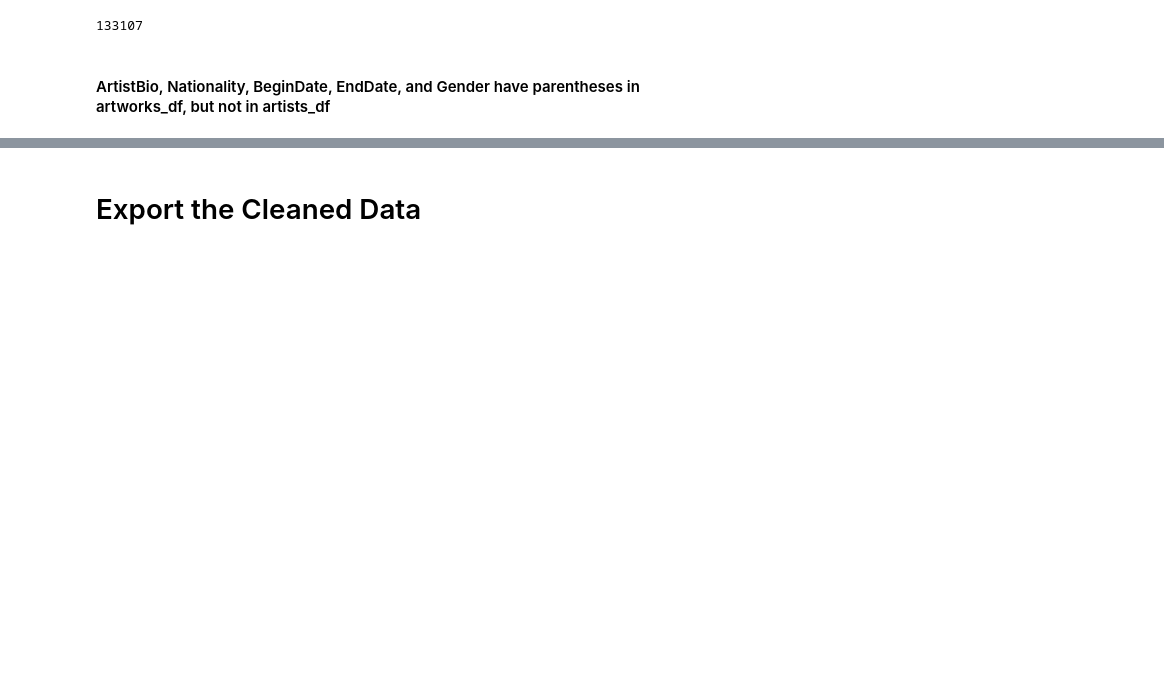
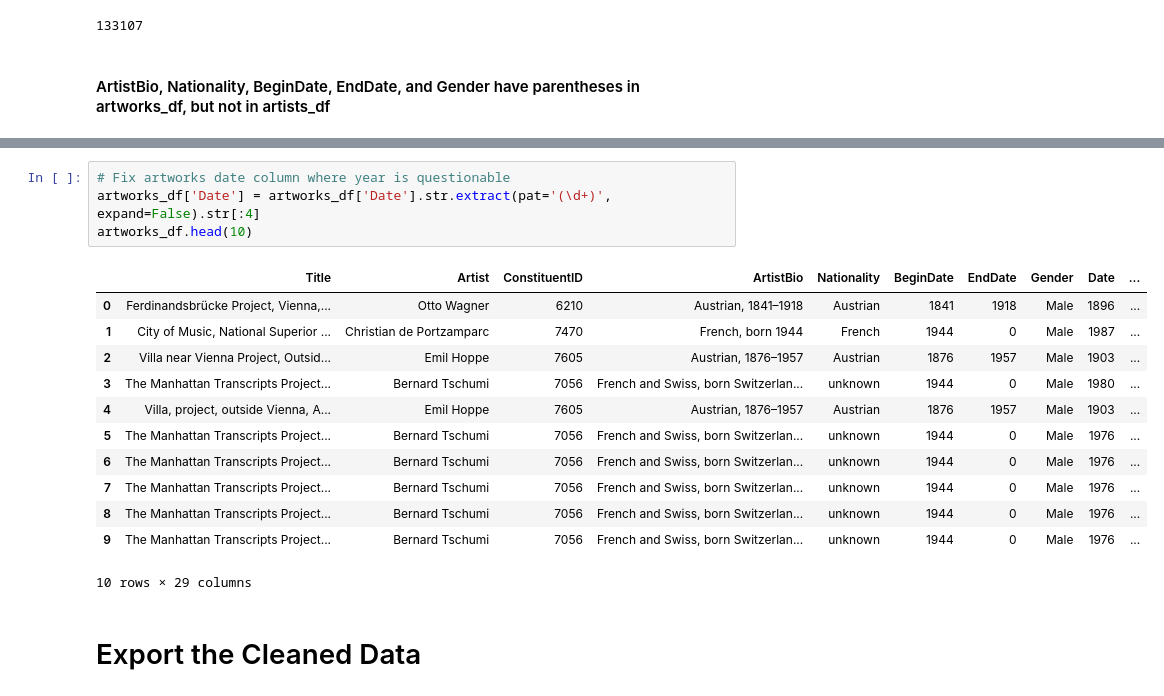
Before and after one commit to Isabelle-Raad/Final_Project_1, a Jupyter notebook: data/Cleaning_Data.ipynb, the cells around one changed output, grey strips where cells are left out. Cells and saved outputs as stored; diff of their text form; blank space fills up the shorter version.

```diff
--- a/data/Cleaning_Data.ipynb
+++ b/data/Cleaning_Data.ipynb
@@ -229,3 +195,20 @@ for col in artworks_int_cols:
+# %%
+# Fix artworks date column where year is questionable
+artworks_df['Date'] = artworks_df['Date'].str.extract(pat='(\d+)', expand=False).str[:4]
+artworks_df.head(10)
+# %% [output]
+|  | Title | Artist | ConstituentID | ArtistBio | Nationality | BeginDate | EndDate | Gender | Date | ... |
+| 0 | Ferdinandsbrücke Project, Vienna,... | Otto Wagner | 6210 | Austrian, 1841–1918 | Austrian | 1841 | 1918 | Male | 1896 | ... |
+| 1 | City of Music, National Superior ... | Christian de Portzamparc | 7470 | French, born 1944 | French | 1944 | 0 | Male | 1987 | ... |
+| 2 | Villa near Vienna Project, Outsid... | Emil Hoppe | 7605 | Austrian, 1876–1957 | Austrian | 1876 | 1957 | Male | 1903 | ... |
+| 3 | The Manhattan Transcripts Project... | Bernard Tschumi | 7056 | French and Swiss, born Switzerlan... | unknown | 1944 | 0 | Male | 1980 | ... |
+| 4 | Villa, project, outside Vienna, A... | Emil Hoppe | 7605 | Austrian, 1876–1957 | Austrian | 1876 | 1957 | Male | 1903 | ... |
+| 5 | The Manhattan Transcripts Project... | Bernard Tschumi | 7056 | French and Swiss, born Switzerlan... | unknown | 1944 | 0 | Male | 1976 | ... |
+| 6 | The Manhattan Transcripts Project... | Bernard Tschumi | 7056 | French and Swiss, born Switzerlan... | unknown | 1944 | 0 | Male | 1976 | ... |
+| 7 | The Manhattan Transcripts Project... | Bernard Tschumi | 7056 | French and Swiss, born Switzerlan... | unknown | 1944 | 0 | Male | 1976 | ... |
+| 8 | The Manhattan Transcripts Project... | Bernard Tschumi | 7056 | French and Swiss, born Switzerlan... | unknown | 1944 | 0 | Male | 1976 | ... |
+| 9 | The Manhattan Transcripts Project... | Bernard Tschumi | 7056 | French and Swiss, born Switzerlan... | unknown | 1944 | 0 | Male | 1976 | ... |
+10 rows × 29 columns
 # %% [markdown]
 # Export the Cleaned Data
 # %%
```
Also changed, not shown: parts of 5 cells of this notebook, 1 other file.
